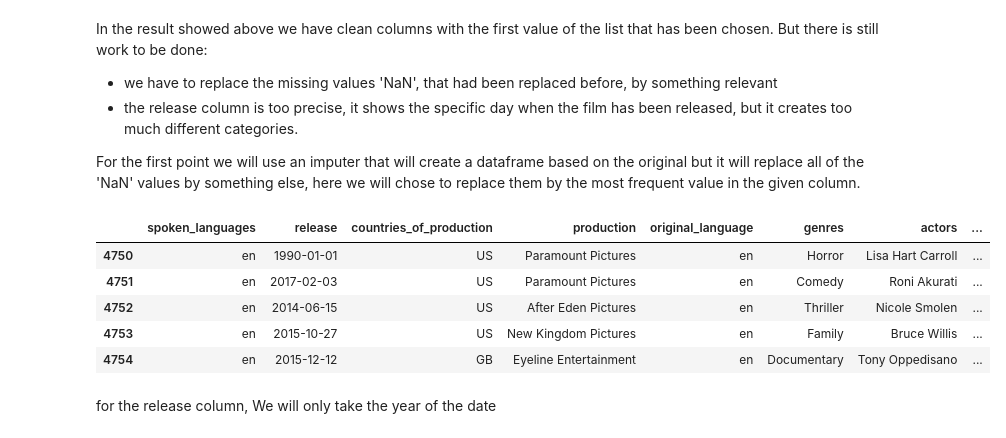
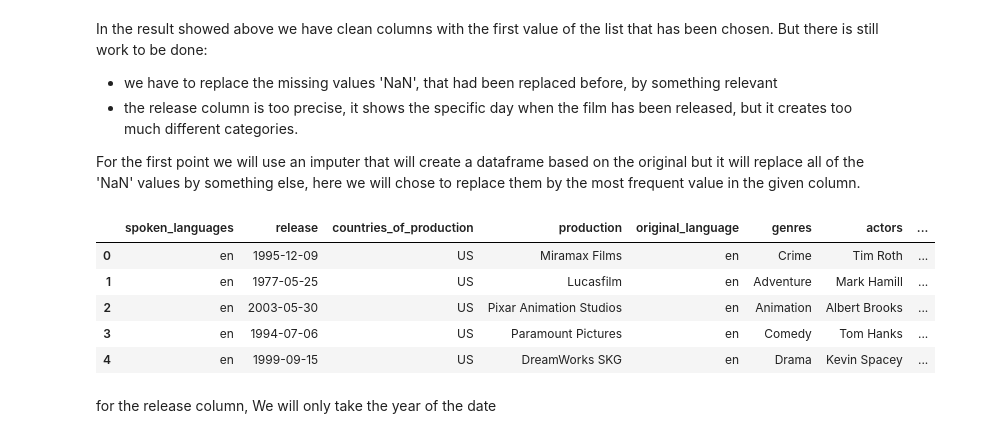
Before and after one commit to corentinmaillard/IA_Project, a Jupyter notebook: file.ipynb, the cells around one changed output. Saved outputs shown, nothing was run; the diff lists cells and outputs as text; code cells hidden in the pictures.

Commit message:
added mean imputer

```diff
--- a/file.ipynb
+++ b/file.ipynb
@@ -558,18 +558,22 @@ For the first point we will use an imputer that will create a dataframe based on
 # %%
 from sklearn.impute import SimpleImputer
 
-my_imputer = SimpleImputer(strategy='most_frequent')
-data_imputed = pd.DataFrame(my_imputer.fit_transform(data_combind))
-data_imputed.columns = data_combind.columns
+my_cat_imputer = SimpleImputer(strategy='most_frequent')
+cat_imputed = pd.DataFrame(my_cat_imputer.fit_transform(data_combind[cat_cols]))
+cat_imputed.columns = data_combind[cat_cols].columns
+my_num_imputer = SimpleImputer(strategy='mean')
+num_imputed = pd.DataFrame(my_num_imputer.fit_transform(data_combind[num_cols]))
+num_imputed.columns = data_combind[num_cols].columns
+data_imputed = cat_imputed.join(num_imputed)
 data_imputed = data_imputed.astype(data_combind.dtypes)
-data_imputed[cat_cols].tail()
+data_imputed.head()
 # %% [output]
 |  | spoken_languages | release | countries_of_production | production | original_language | genres | actors | ... |
-| 4750 | en | 1990-01-01 | US | Paramount Pictures | en | Horror | Lisa Hart Carroll | ... |
-| 4751 | en | 2017-02-03 | US | Paramount Pictures | en | Comedy | Roni Akurati | ... |
-| 4752 | en | 2014-06-15 | US | After Eden Pictures | en | Thriller | Nicole Smolen | ... |
-| 4753 | en | 2015-10-27 | US | New Kingdom Pictures | en | Family | Bruce Willis | ... |
-| 4754 | en | 2015-12-12 | GB | Eyeline Entertainment | en | Documentary | Tony Oppedisano | ... |
+| 0 | en | 1995-12-09 | US | Miramax Films | en | Crime | Tim Roth | ... |
+| 1 | en | 1977-05-25 | US | Lucasfilm | en | Adventure | Mark Hamill | ... |
+| 2 | en | 2003-05-30 | US | Pixar Animation Studios | en | Animation | Albert Brooks | ... |
+| 3 | en | 1994-07-06 | US | Paramount Pictures | en | Comedy | Tom Hanks | ... |
+| 4 | en | 1999-09-15 | US | DreamWorks SKG | en | Drama | Kevin Spacey | ... |
 # %% [markdown]
 for the release column, We will only take the year of the date
 # %%
```
Also changed, not shown: parts of 11 cells of this notebook.
